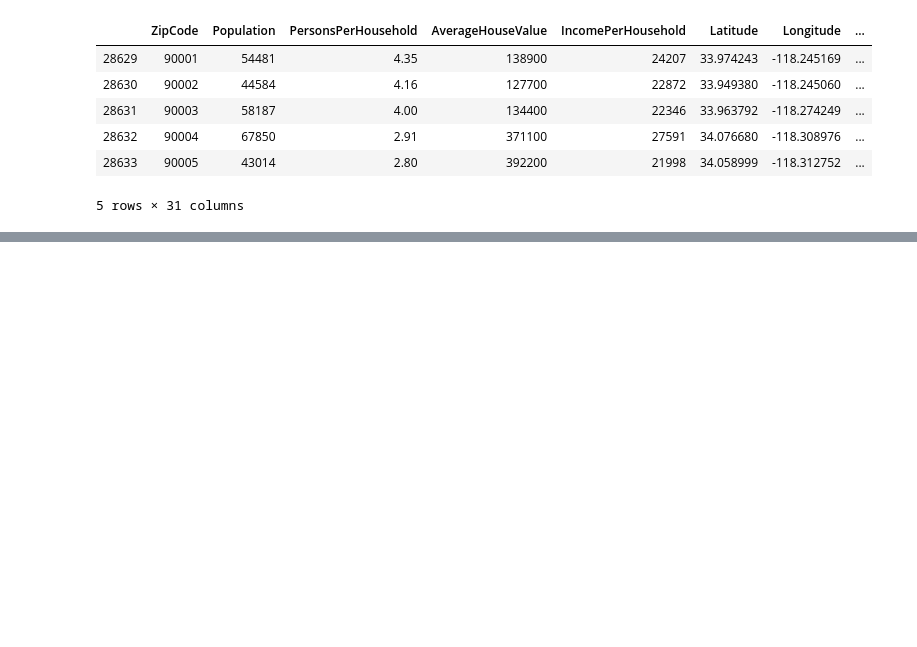
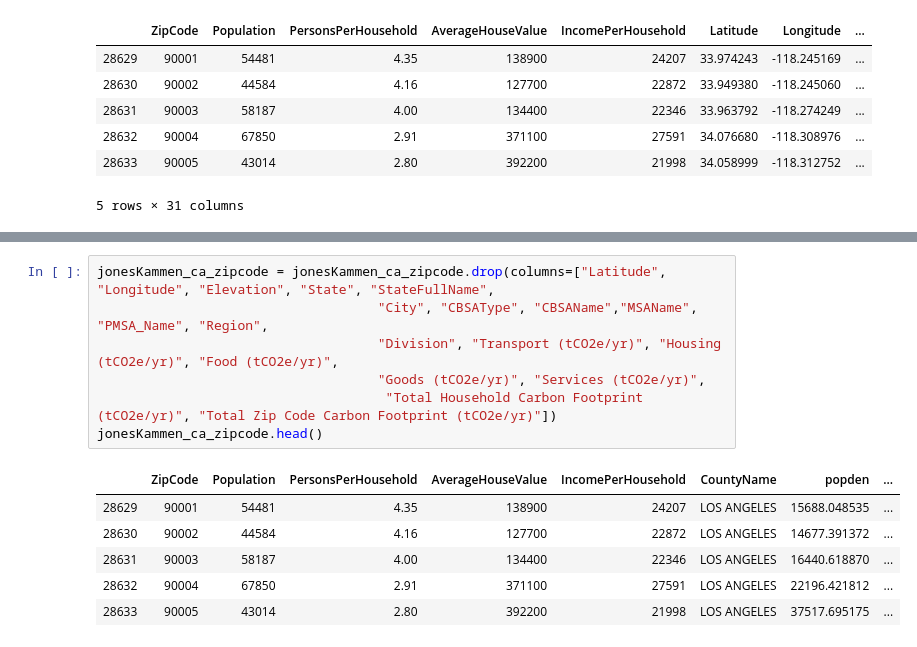
Before and after one commit to vincent-lao/carbon-footprint, a Jupyter notebook: code/eda/JonesKammen_with_CoolClimate.ipynb, the cells around one changed output, grey strips where cells are left out. Drawn from its saved outputs; the diff is of its cells as text; blank space fills up the shorter version.

```diff
--- a/code/eda/JonesKammen_with_CoolClimate.ipynb
+++ b/code/eda/JonesKammen_with_CoolClimate.ipynb
@@ -95,0 +201,14 @@ mergedZC = coolClimateZC.set_index('ZipCode').join(jonesKammen.set_index('ZipCod
+# %%
+jonesKammen_ca_zipcode = jonesKammen_ca_zipcode.drop(columns=["Latitude", "Longitude", "Elevation", "State", "StateFullName",
+                                    "City", "CBSAType", "CBSAName","MSAName", "PMSA_Name", "Region",
+                                    "Division", "Transport (tCO2e/yr)", "Housing (tCO2e/yr)", "Food (tCO2e/yr)",
+                                    "Goods (tCO2e/yr)", "Services (tCO2e/yr)",
+                                     "Total Household Carbon Footprint (tCO2e/yr)", "Total Zip Code Carbon Footprint (tCO2e/yr)"])
+jonesKammen_ca_zipcode.head()
+# %% [output]
+|  | ZipCode | Population | PersonsPerHousehold | AverageHouseValue | IncomePerHousehold | CountyName | popden | ... |
+| 28629 | 90001 | 54481 | 4.35 | 138900 | 24207 | LOS ANGELES | 15688.048535 | ... |
+| 28630 | 90002 | 44584 | 4.16 | 127700 | 22872 | LOS ANGELES | 14677.391372 | ... |
+| 28631 | 90003 | 58187 | 4.00 | 134400 | 22346 | LOS ANGELES | 16440.618870 | ... |
+| 28632 | 90004 | 67850 | 2.91 | 371100 | 27591 | LOS ANGELES | 22196.421812 | ... |
+| 28633 | 90005 | 43014 | 2.80 | 392200 | 21998 | LOS ANGELES | 37517.695175 | ... |
```
Also changed, not shown: parts of 24 cells of this notebook.
